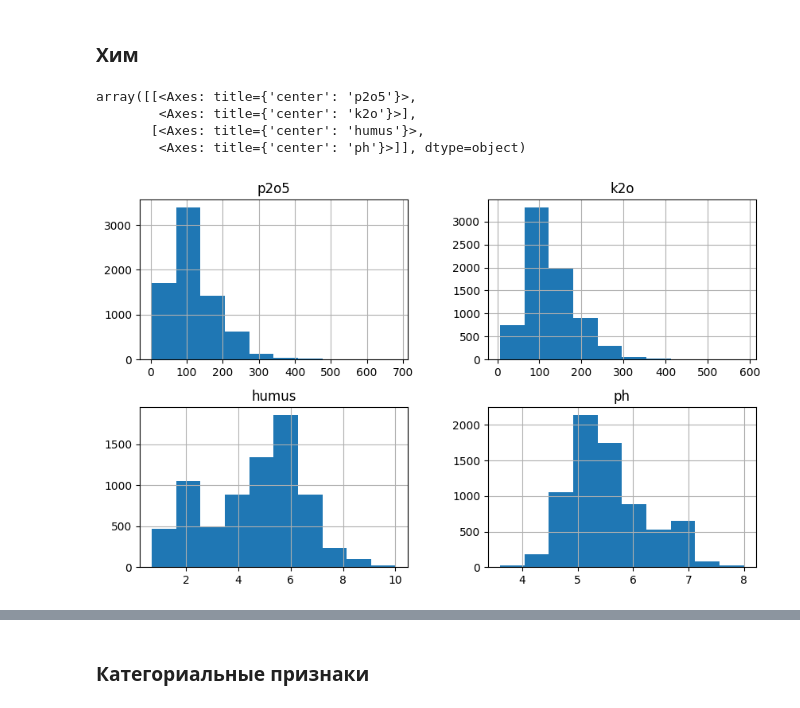
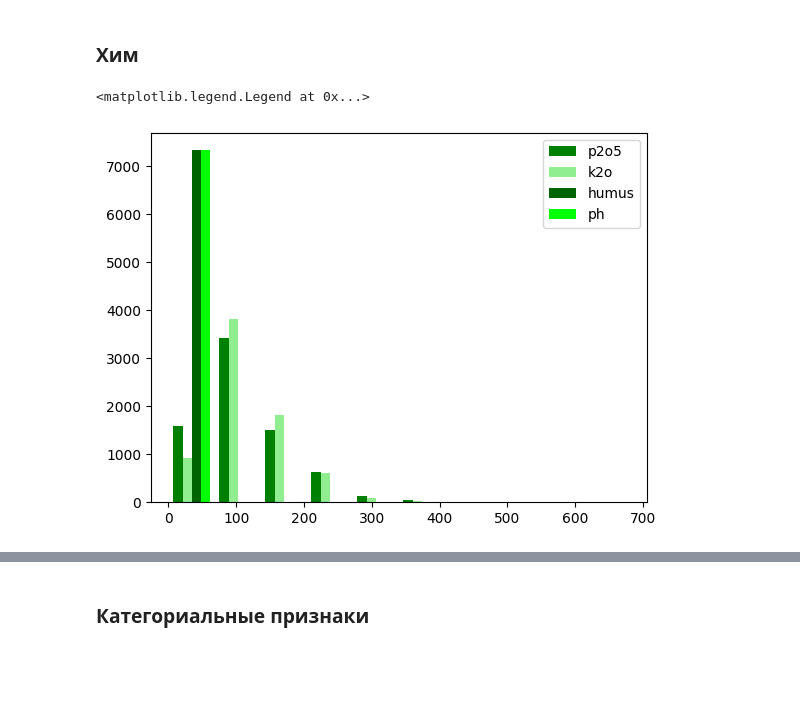
Before and after one commit to VladSunny/DANO_EKONIVA, a Jupyter notebook: notebooks/reborn.ipynb, the cells around one changed output, grey strips where cells are left out. Drawn from its saved outputs; the diff is of its cells as text; code cells hidden in the pictures; blank space fills up the shorter version.

```diff
--- a/notebooks/reborn.ipynb
+++ b/notebooks/reborn.ipynb
@@ -439,13 +439,11 @@ df_main.shape
 ## До чистки
 # %% [markdown]
 ### Хим
-# %%
-df_main[['p2o5', 'k2o', 'humus', 'ph']].hist(figsize=(10, 6))
-# %% [output]
-array([[<Axes: title={'center': 'p2o5'}>,
-        <Axes: title={'center': 'k2o'}>],
-       [<Axes: title={'center': 'humus'}>,
-        <Axes: title={'center': 'ph'}>]], dtype=object)
-[figure, removed]
+# %%
+plt.hist(df_main[['p2o5', 'k2o', 'humus', 'ph']], label=['p2o5', 'k2o', 'humus', 'ph'], color=['green', 'lightgreen', 'darkgreen', 'lime'])
+plt.legend()
+# %% [output]
+<matplotlib.legend.Legend at 0x...>
+[figure, added]
 # %%
 # p2o5
```
Also changed, not shown: parts of 6 cells of this notebook.
